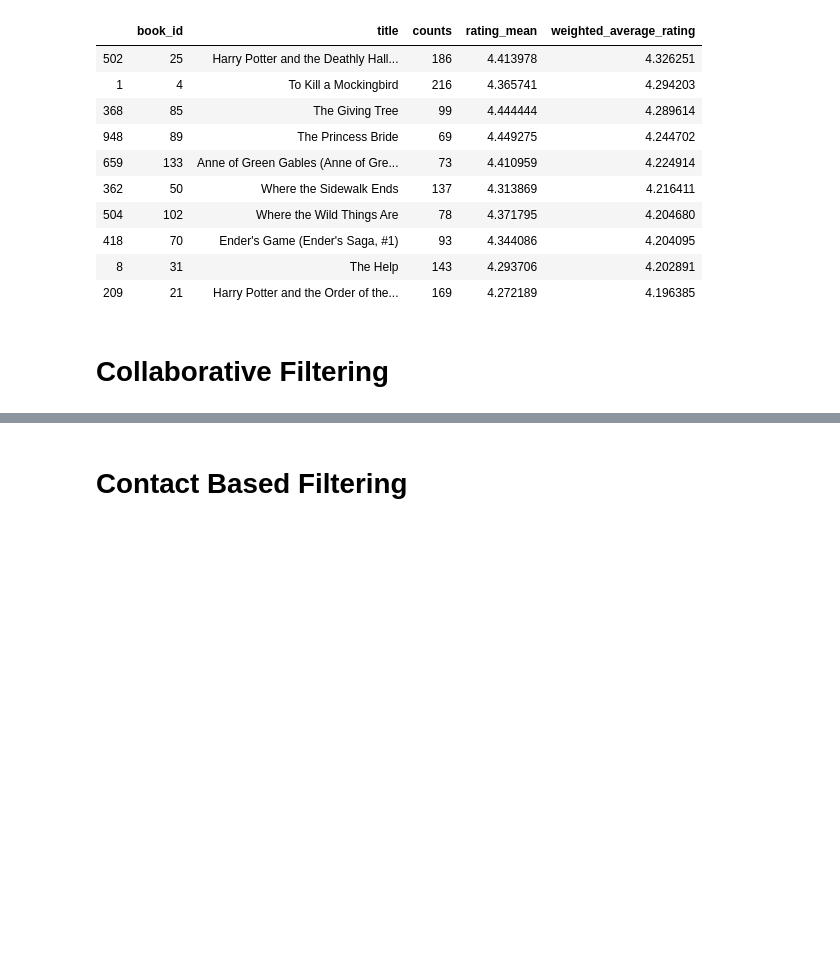
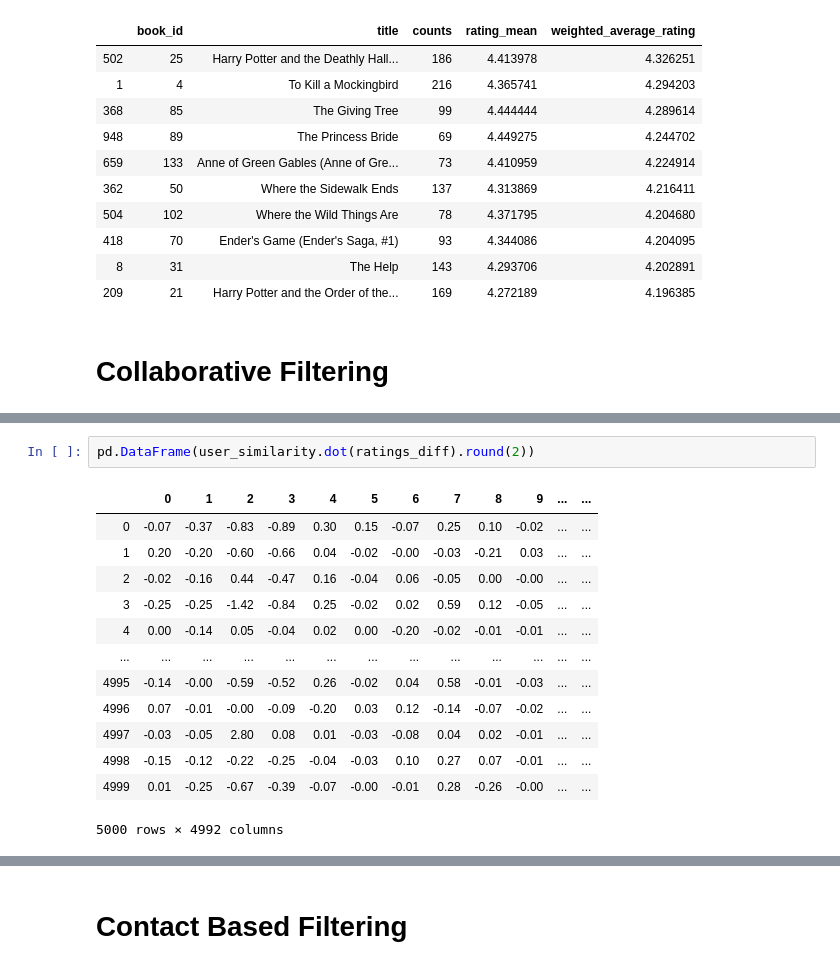
Before and after one commit to Lea1612/AI_Recommender_Systems, a Jupyter notebook: Notebook.ipynb, the cells around one changed output, grey strips where cells are left out. Cells and saved outputs as stored; diff of their text form; blank space fills up the shorter version.

```diff
--- a/Notebook.ipynb
+++ b/Notebook.ipynb
@@ -275,0 +312,16 @@ pd.merge(b_r_u_df, goodreadsbook_tagname_df, on='goodreads_book_id', how='inner'
+# %%
+pd.DataFrame(user_similarity.dot(ratings_diff).round(2))
+# %% [output]
+|  | 0 | 1 | 2 | 3 | 4 | 5 | 6 | 7 | 8 | 9 | ... | ... |
+| 0 | -0.07 | -0.37 | -0.83 | -0.89 | 0.30 | 0.15 | -0.07 | 0.25 | 0.10 | -0.02 | ... | ... |
+| 1 | 0.20 | -0.20 | -0.60 | -0.66 | 0.04 | -0.02 | -0.00 | -0.03 | -0.21 | 0.03 | ... | ... |
+| 2 | -0.02 | -0.16 | 0.44 | -0.47 | 0.16 | -0.04 | 0.06 | -0.05 | 0.00 | -0.00 | ... | ... |
+| 3 | -0.25 | -0.25 | -1.42 | -0.84 | 0.25 | -0.02 | 0.02 | 0.59 | 0.12 | -0.05 | ... | ... |
+| 4 | 0.00 | -0.14 | 0.05 | -0.04 | 0.02 | 0.00 | -0.20 | -0.02 | -0.01 | -0.01 | ... | ... |
+| ... | ... | ... | ... | ... | ... | ... | ... | ... | ... | ... | ... | ... |
+| 4995 | -0.14 | -0.00 | -0.59 | -0.52 | 0.26 | -0.02 | 0.04 | 0.58 | -0.01 | -0.03 | ... | ... |
+| 4996 | 0.07 | -0.01 | -0.00 | -0.09 | -0.20 | 0.03 | 0.12 | -0.14 | -0.07 | -0.02 | ... | ... |
+| 4997 | -0.03 | -0.05 | 2.80 | 0.08 | 0.01 | -0.03 | -0.08 | 0.04 | 0.02 | -0.01 | ... | ... |
+| 4998 | -0.15 | -0.12 | -0.22 | -0.25 | -0.04 | -0.03 | 0.10 | 0.27 | 0.07 | -0.01 | ... | ... |
+| 4999 | 0.01 | -0.25 | -0.67 | -0.39 | -0.07 | -0.00 | -0.01 | 0.28 | -0.26 | -0.00 | ... | ... |
+5000 rows × 4992 columns
```
Also changed, not shown: parts of 22 cells of this notebook.
